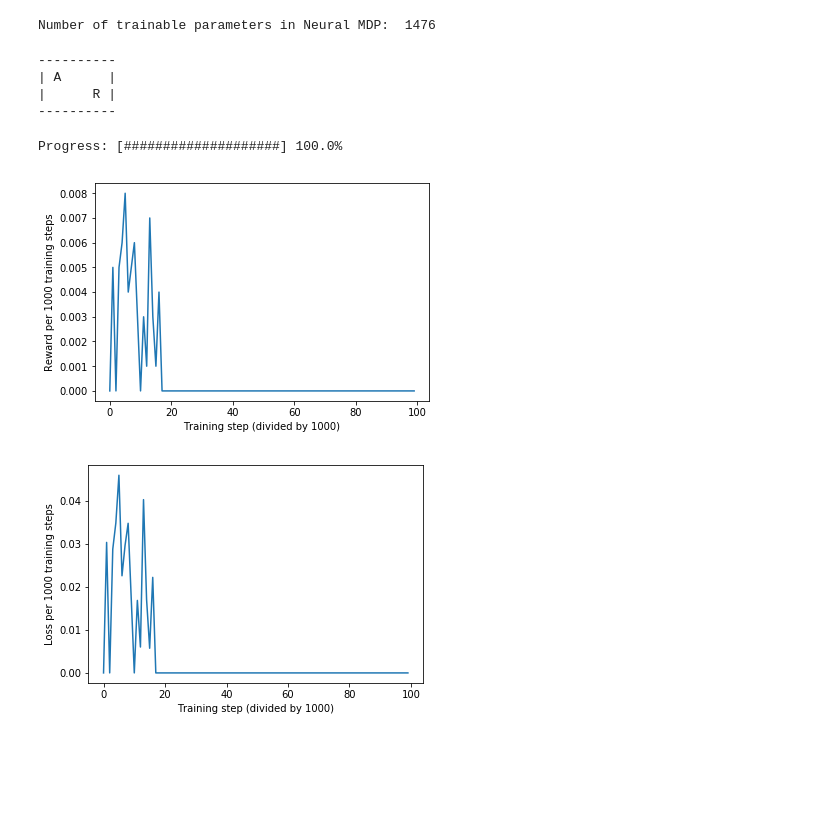
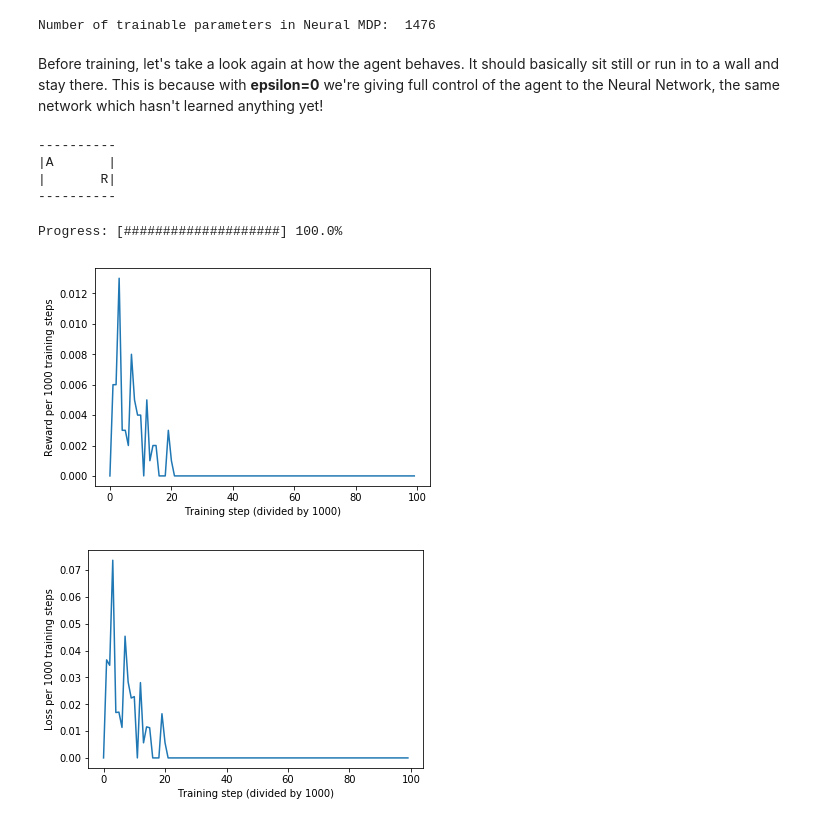
Before and after one commit to JayWalker512/Babys-First-Reinforcement-Learning, a Jupyter notebook: Baby's First Reinforcement Learning.ipynb, the cells around one changed output. Saved outputs shown, nothing was run; the diff lists cells and outputs as text; code cells hidden in the pictures; blank space fills up the shorter version.

```diff
--- a/Baby's First Reinforcement Learning.ipynb
+++ b/Baby's First Reinforcement Learning.ipynb
@@ -225,20 +224,22 @@ def train_step_nn(env, neural_net, epsilon=0.5):
         env.reset_food()
 
     return state, action_predicted, action_taken, reward #This will be used by the outer training loop to encourage rewarding actions
-
-#How does the agent move around prior to training the new NN?
-#Clearly not the way we want it to!
-#The NN's actions are deterministic, we need to add some randomness like the MDP had for training to work!
-for i in range(0,10):
-    train_step_nn(env, neural_mdp, epsilon=0)
-    clear_output()
-    env.render()
-    time.sleep(0.5)
-# %% [output]
-----------
-| A      |
-|      R |
-----------
+# %% [markdown]
+Before training, let's take a look again at how the agent behaves. It should basically sit still or run in to a wall and stay there. This is because with **epsilon=0** we're giving full control of the agent to the Neural Network, the same network which hasn't learned anything yet!
+# %%
+#How does the agent move around prior to training the new NN?
+#Clearly not the way we want it to!
+#The NN's actions are deterministic, we need to add some randomness like the MDP had for training to work!
+for i in range(0,10):
+    train_step_nn(env, neural_mdp, epsilon=0)
+    clear_output()
+    env.render()
+    time.sleep(0.5)
+# %% [output]
+----------
+|A       |
+|       R|
+----------
 # %%
 #So let's train the neural network using essentially the same algorithm as before
 training_steps = 100000
@@ -256,7 +257,8 @@ cumulative_loss_trend = 0
 
 #nn specific setup
 criteria = nn.BCELoss()
-optimizer = optim.SGD(neural_mdp.parameters(), lr = 0.01, momentum = 0.9)
+#optimizer = optim.SGD(neural_mdp.parameters(), lr = 0.01, momentum = 0.9)
+optimizer = optim.Adam(neural_mdp.parameters()) #Adam is a pretty "safe"/forgiving optimizer
 
 #This is the main training loop.
 for i in range(0, training_steps):
@@ -273,40 +275,36 @@ for i in range(0, training_steps):
             loss_immediate.backward(retain_graph=True)
             loss_sum += loss_immediate
             optimizer.step()
-
-            #loss_sum += criteria(h["action_predicted"], h["action_taken"])
-        #loss_sum.backward(retain_graph=True)
-        #optimizer.step()
 
         cumulative_loss_trend += loss_sum.item()
         cumulative_reward_trend += reward
 
     #We just "turn down" epsilon by a linear interpolation from initial_epsilon to 0.
     if anneal_epsilon:
         epsilon_lerp = initial_epsilon / training_steps
         epsilon = epsilon - epsilon_lerp
         if epsilon < 0:
             epsilon = 0 #might happen due to floating point error stacking up?
 
     if i % trend_interval == 0:
         reward_trends.append(cumulative_reward_trend / trend_interval)
         cumulative_reward_trend = 0
         loss_trends.append(cumulative_loss_trend / trend_interval)
         cumulative_loss_trend = 0
         progress.update(i).draw()
 
 progress.update(training_steps).draw()
 
 plt.plot(range(len(reward_trends)), reward_trends)
 plt.ylabel("Reward per 1000 training steps")
 plt.xlabel("Training step (divided by 1000)")
 plt.show()
 
 plt.plot(range(len(loss_trends)), loss_trends)
 plt.ylabel("Loss per 1000 training steps")
 plt.xlabel("Training step (divided by 1000)")
 plt.show()
 # %% [output]
 Progress: [####################] 100.0%
-[figure, old version]
+[figure, new version]
-[figure, old version]
+[figure, new version]
```
Also changed, not shown: parts of 18 cells of this notebook, 1 other file.
